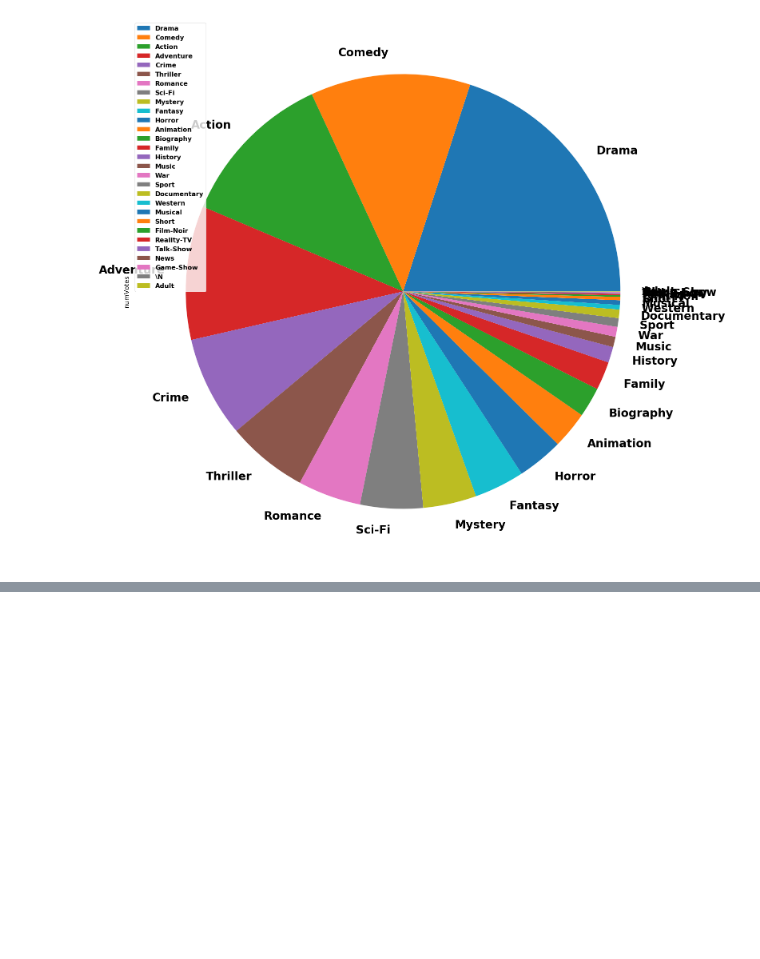
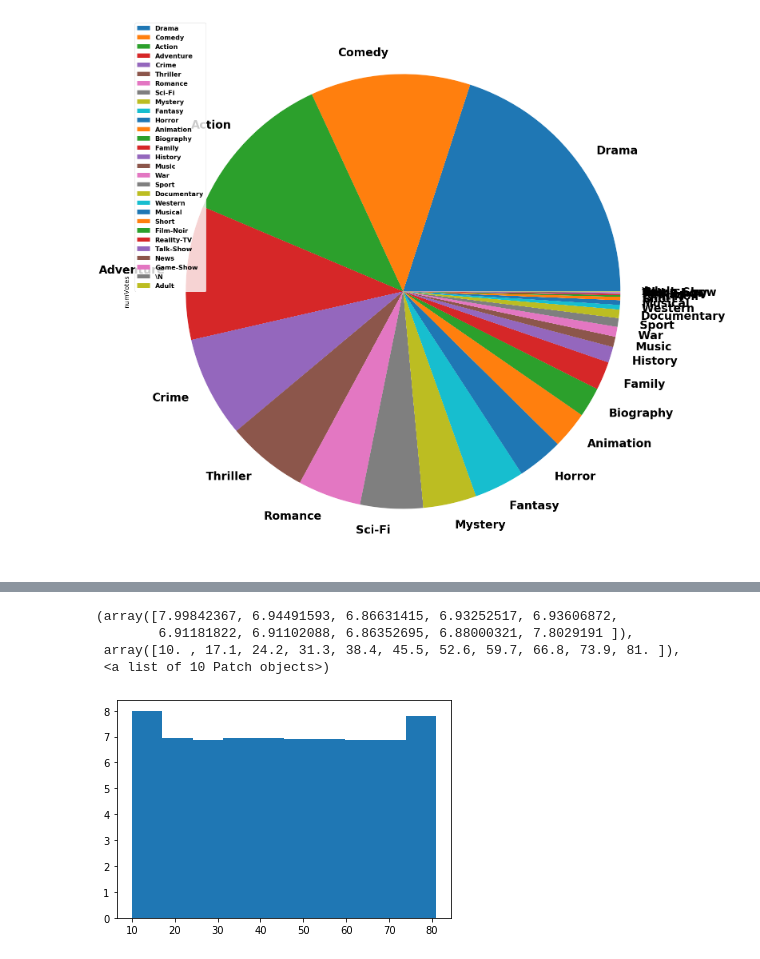
Before and after one commit to ganeshk312/IMDB, a Jupyter notebook: IMDB_most voted genre.ipynb, the cells around one changed output, grey strips where cells are left out. Saved outputs shown, nothing was run; the diff lists cells and outputs as text; code cells hidden in the pictures; blank space fills up the shorter version.

```diff
--- a/IMDB_most voted genre.ipynb
+++ b/IMDB_most voted genre.ipynb
@@ -199,0 +1000,4 @@ title_ratings_mean
+# %%
+df=df.merge(df1,left_on='tconst',right_on='tconst')
+# %%
+df=df.drop('tconst',axis=1)
@@ -199,0 +1006,6 @@ title_ratings_mean
+# %%
+df2=df.groupby(by='age',as_index=False).mean()
+# %%
+df2=df2.loc[df2.age >= 10]
+df2=df2.loc[df2.age <= 81]
+#df2=df2.sort_values(by='averageRating',ascending=False)
@@ -199,0 +1026,8 @@ title_ratings_mean
+# %%
+plt.hist(df2.age,bins=10,weights=(df2.averageRating)/7)
+# %% [output]
+(array([7.99842367, 6.94491593, 6.86631415, 6.93252517, 6.93606872,
+        6.91181822, 6.91102088, 6.86352695, 6.88000321, 7.8029191 ]),
+ array([10. , 17.1, 24.2, 31.3, 38.4, 45.5, 52.6, 59.7, 66.8, 73.9, 81. ]),
+ <a list of 10 Patch objects>)
+[figure, added]
```
Also changed, not shown: parts of 91 cells of this notebook.
